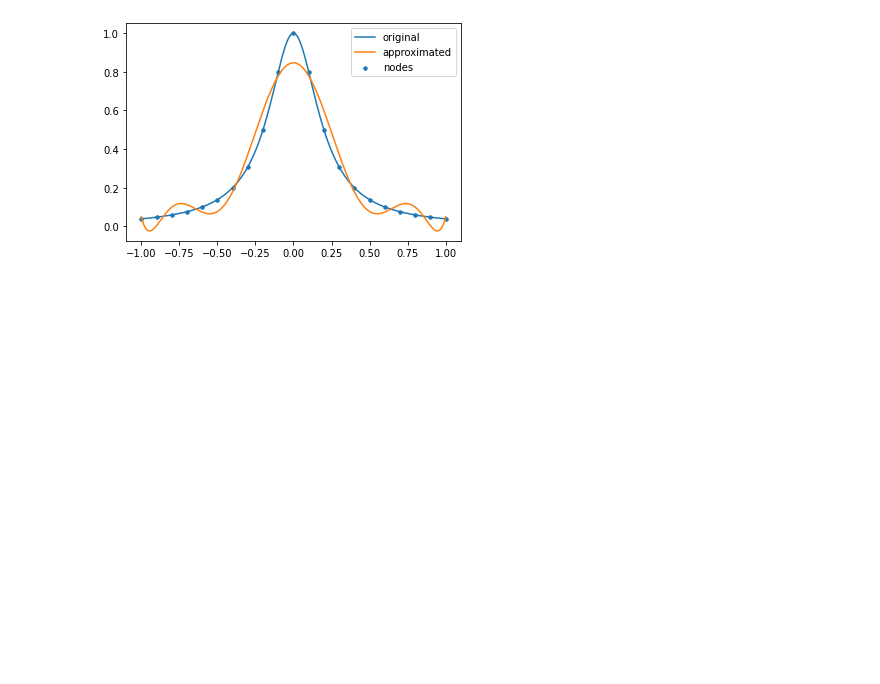
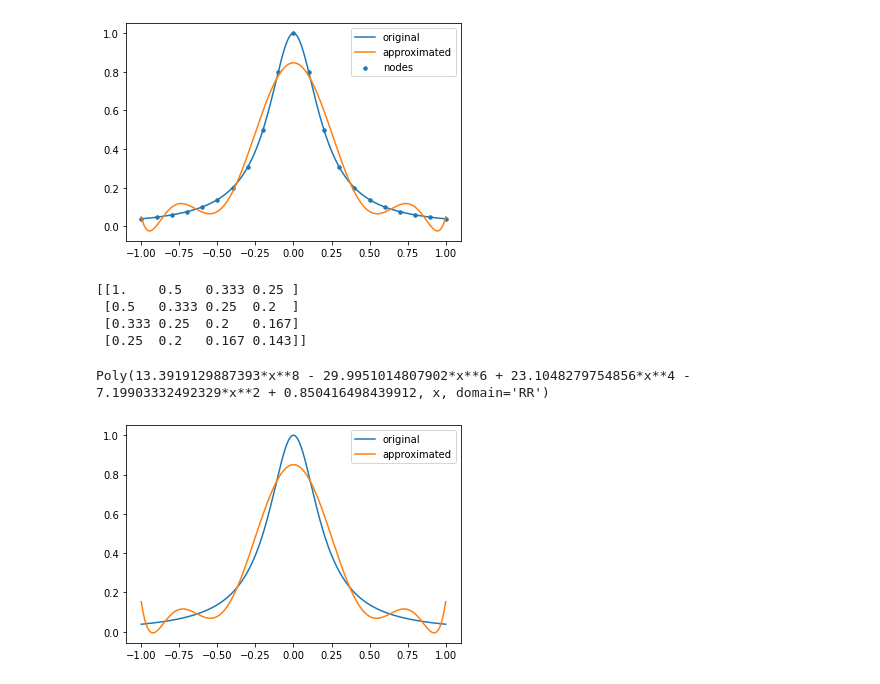
Before and after one commit to RysiekPrecikowski/MOwNiT, a Jupyter notebook: lab4.ipynb, the cells around one changed output. Drawn from its saved outputs; the diff is of its cells as text; code cells hidden in the pictures; blank space fills up the shorter version.

```diff
--- a/lab4.ipynb
+++ b/lab4.ipynb
@@ -11,4 +13,15 @@ import matplotlib.pyplot as plt
 np.set_printoptions(precision=3, suppress=True)
+# %%
+def plot_approx(original, approx, points = None):
+    lf = lambdify(x, original)
+    # la = lambdify(x, approx)
+    x_v = np.linspace(-1,1, 1000)
+    plt.plot(x_v, lf(x_v), label = "original")
+    plt.plot(x_v, approx(x_v), label = "approximated")
+    if points is not None:
+        plt.scatter(points[0], points[1], s = 12, label = "nodes")
+    plt.legend()
+    plt.show()
 # %%
 def discrete_approx(f, n = 21, k = 10, a = -1, b = 1):
     points_x = np.linspace(a, b, num= n)
@@ -38,15 +51,10 @@ def discrete_approx_normal(f, n = 21, k = 10, a = -1, b = 1):
     coefs = a[::-1]
     poly = np.poly1d(coefs)
 
-    x_v = np.linspace(-1,1, 1000)
-    plt.plot(x_v, lf(x_v), label = "original")
-    plt.plot(x_v, poly(x_v), label = "approximated")
-    plt.scatter(points_x, points_y, s = 12, label = "nodes")
-    plt.legend()
-    plt.show()
+    plot_approx(f, poly, [points_x, points_y])
 
 
-x = Symbol('x')
+# x = Symbol('x')
 
 f = 1/ (1 + 25 * x ** 2)
 
@@ -56,3 +64,58 @@ f
 discrete_approx_normal(f, n = 21)
 # %% [output]
 [figure]
+# %%
+def continuous_approx_Hilbert_matrix(f, k = 10, a = -1, b = 1):
+    matrix = np.zeros((k, k))
+
+    for i in range (k):
+        for j in range(i, k):
+            matrix[i][j] = matrix[j][i] = 1 / (i + j + 1)
+
+    print(matrix)
+
+    lf = lambdify (x, f)
+
+
+
+continuous_approx_Hilbert_matrix(f, 4) #TODO
+# %% [output]
+[[1.    0.5   0.333 0.25 ]
+ [0.5   0.333 0.25  0.2  ]
+ [0.333 0.25  0.2   0.167]
+ [0.25  0.2   0.167 0.143]]
+# %%
+
+
+
+def continuous_approx_Legendre_polynomials(f, k = 10):
+    def LegendrePoly(n):
+        if n == 0:
+            return poly(1, x)
+        if n == 1:
+            return poly(x)
+        return 1/(n) * ((2*n - 1) * x * LegendrePoly(n-1) - (n - 1) * LegendrePoly(n-2))
+
+    def d(i):
+        b = (f * LegendrePoly(i).as_expr())
+        bl = lambdify(x, b)
+        #nie trzeba obliczac jednej calki :)
+        # (2*i + 1) = integrate((LegendrePoly(i) ** 2).as_expr(), (x, -1, 1))
+        return (2*i + 1) / 2 * quad(bl, -1, 1)[0]
+
+    res = 0
+
+    for i in range(k):
+        res += d(i) * LegendrePoly(i)
+
+    print(res)
+
+    lambdified = lambdify(x, res.as_expr())
+
+    plot_approx(f, lambdified)
+    return res
+
+continuous_approx_Legendre_polynomials(f)
+# %% [output]
+Poly(13.3919129887393*x**8 - 29.9951014807902*x**6 + 23.1048279754856*x**4 - 7.19903332492329*x**2 + 0.850416498439912, x, domain='RR')
+[figure, added]
```
Also changed, not shown: parts of 3 cells of this notebook.
